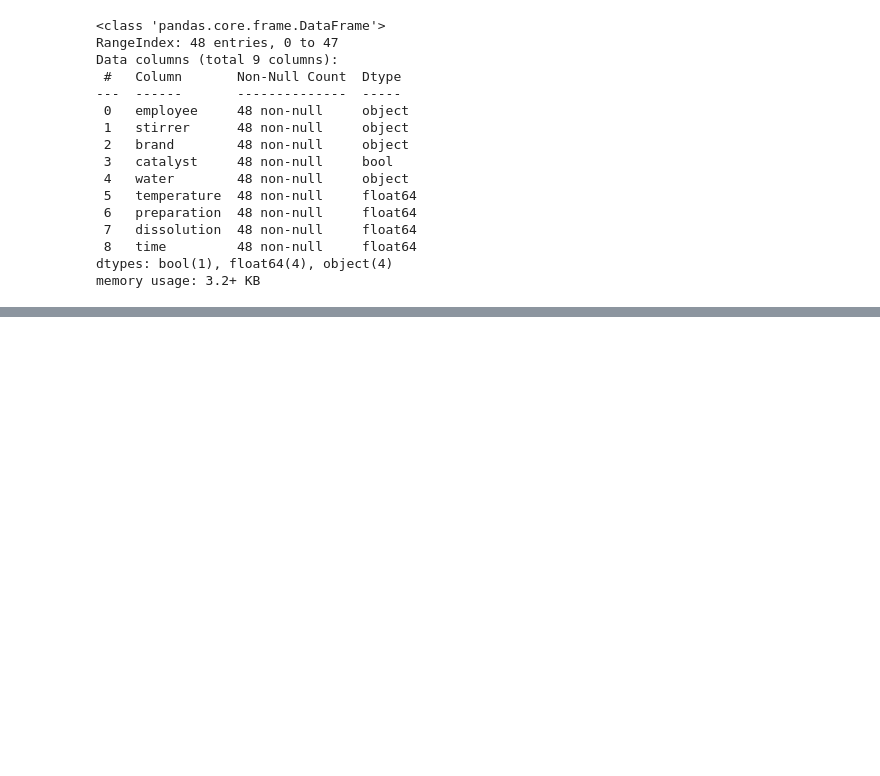
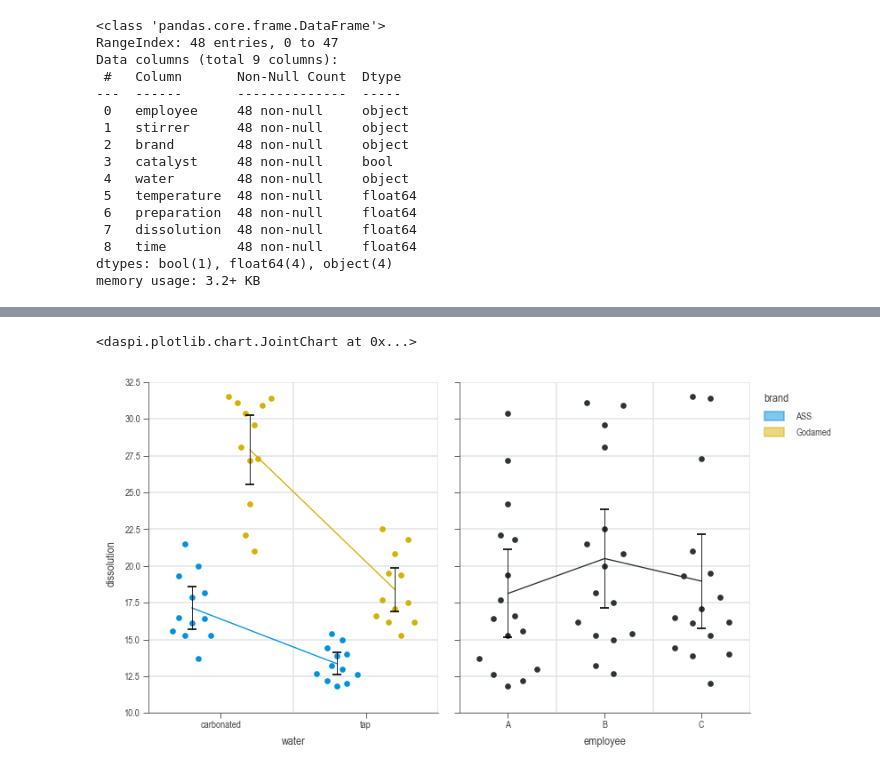
Before and after one commit to j4ggr/DaSPi, a Jupyter notebook: notebooks/doc-content_process-improvement.ipynb, the cells around one changed output, grey strips where cells are left out. Cells and saved outputs as stored; diff of their text form; code cells hidden in the pictures; blank space fills up the shorter version.

```diff
--- a/notebooks/doc-content_process-improvement.ipynb
+++ b/notebooks/doc-content_process-improvement.ipynb
@@ -120,0 +156,31 @@ chart = dsp.MultivariateChart(
+# %%
+chart = dsp.JointChart(
+        source=df,
+        target='dissolution',
+        feature=('water', 'employee'),
+        hue=('brand', ''),
+        ncols=2,
+        nrows=1,
+        sharey=True,
+        dodge=True,
+    )
+for i in range(chart.n_axes):
+    chart.plot(
+        dsp.CenterLocation,
+        show_center=False,
+    ).plot(
+        dsp.MeanTest,
+        n_groups=1,
+        show_center=False,
+        on_last_axes=True
+    ).plot(
+        dsp.Beeswarm,
+        on_last_axes=True
+    )
+
+chart.label(
+        feature_label=(True, True),
+        target_label=True)
+# %% [output]
+<daspi.plotlib.chart.JointChart at 0x...>
+[figure, added]
```
Also changed, not shown: parts of 4 cells of this notebook, 2 other files.
